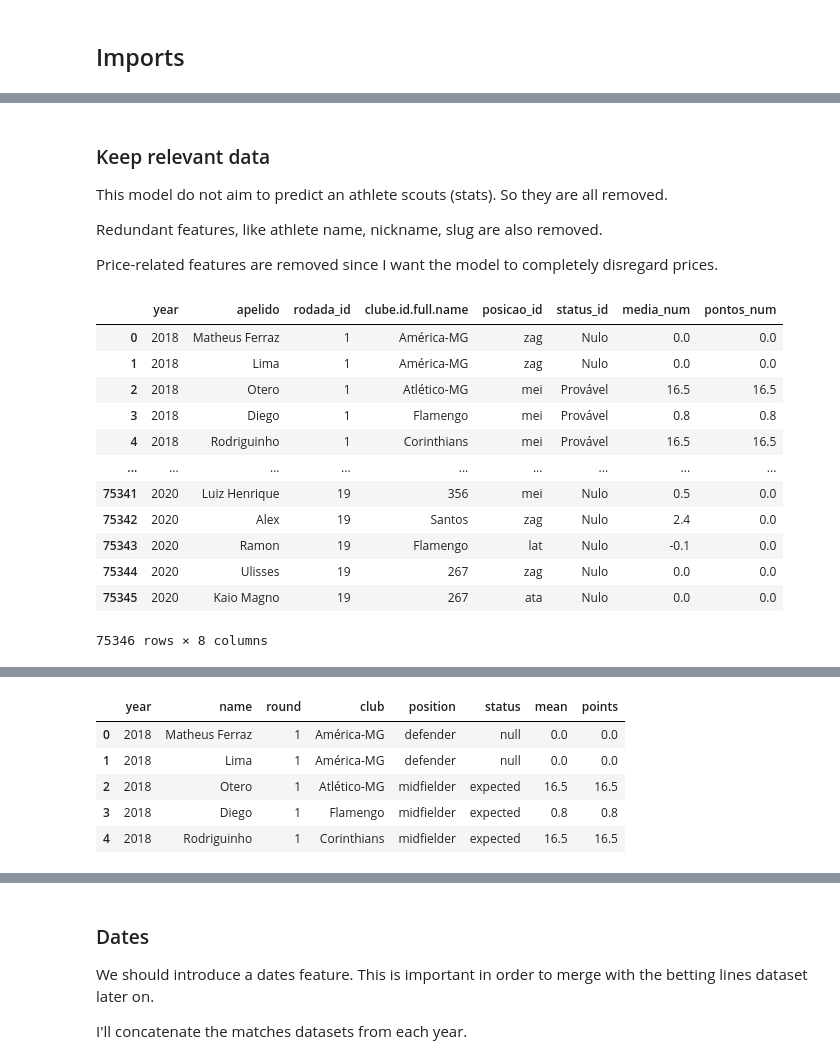
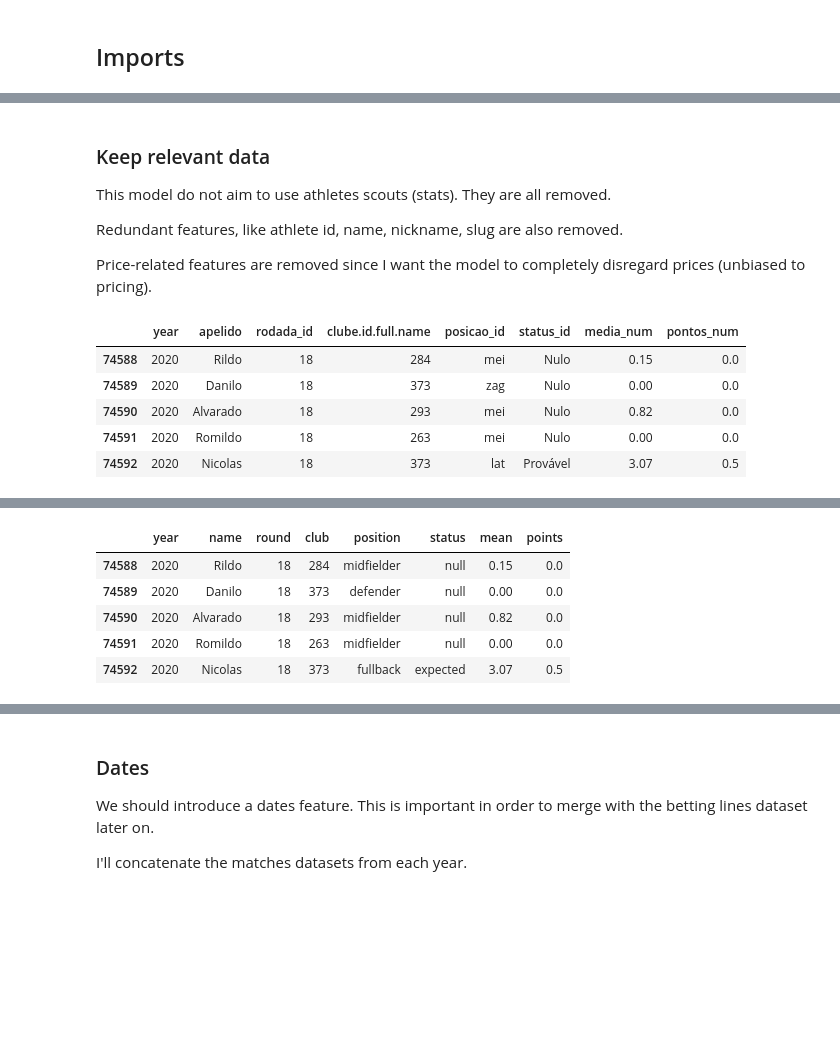
Before and after one commit to matheusccouto/palpite, a Jupyter notebook: notebooks/model_building.ipynb, the cells around one changed output, grey strips where cells are left out. Drawn from its saved outputs; the diff is of its cells as text; code cells hidden in the pictures; blank space fills up the shorter version.

Commit message:
Completed data wrangling

```diff
--- a/notebooks/model_building.ipynb
+++ b/notebooks/model_building.ipynb
@@ -87,38 +89,31 @@ cartola_data
 # %% [markdown]
 ### Keep relevant data
-This model do not aim to predict an athlete scouts (stats). So they are all removed.
+This model do not aim to use athletes scouts (stats). They are all removed.
 
-Redundant features, like athlete name, nickname, slug are also removed.
+Redundant features, like athlete id, name, nickname, slug are also removed.
 
-Price-related features are removed since I want the model to completely disregard prices.
+Price-related features are removed since I want the model to completely disregard prices (unbiased to pricing).
 # %%
 to_keep = [
     'year',
     'apelido',  # Athlete nickname.
     'rodada_id',  # Round number.
     'clube.id.full.name',  # Club full name.
     'posicao_id',  # Position ID.
     'status_id',  # Status ID.
     'media_num',  # Mean number.
     'pontos_num',  # Points number.
 ]
 
 cartola_data = cartola_data[to_keep]
-cartola_data
+cartola_data.tail()
 # %% [output]
 |  | year | apelido | rodada_id | clube.id.full.name | posicao_id | status_id | media_num | pontos_num |
-| 0 | 2018 | Matheus Ferraz | 1 | América-MG | zag | Nulo | 0.0 | 0.0 |
-| 1 | 2018 | Lima | 1 | América-MG | zag | Nulo | 0.0 | 0.0 |
-| 2 | 2018 | Otero | 1 | Atlético-MG | mei | Provável | 16.5 | 16.5 |
-| 3 | 2018 | Diego | 1 | Flamengo | mei | Provável | 0.8 | 0.8 |
-| 4 | 2018 | Rodriguinho | 1 | Corinthians | mei | Provável | 16.5 | 16.5 |
-| ... | ... | ... | ... | ... | ... | ... | ... | ... |
-| 75341 | 2020 | Luiz Henrique | 19 | 356 | mei | Nulo | 0.5 | 0.0 |
-| 75342 | 2020 | Alex | 19 | Santos | zag | Nulo | 2.4 | 0.0 |
-| 75343 | 2020 | Ramon | 19 | Flamengo | lat | Nulo | -0.1 | 0.0 |
-| 75344 | 2020 | Ulisses | 19 | 267 | zag | Nulo | 0.0 | 0.0 |
-| 75345 | 2020 | Kaio Magno | 19 | 267 | ata | Nulo | 0.0 | 0.0 |
+| 74588 | 2020 | Rildo | 18 | 284 | mei | Nulo | 0.15 | 0.0 |
+| 74589 | 2020 | Danilo | 18 | 373 | zag | Nulo | 0.00 | 0.0 |
+| 74590 | 2020 | Alvarado | 18 | 293 | mei | Nulo | 0.82 | 0.0 |
+| 74591 | 2020 | Romildo | 18 | 263 | mei | Nulo | 0.00 | 0.0 |
+| 74592 | 2020 | Nicolas | 18 | 373 | lat | Provável | 3.07 | 0.5 |
-75346 rows × 8 columns
 # %% [markdown]
 ### Translate
 Code should preferable be written in English.
@@ -126,6 +123,7 @@ Even though it is a brazilian fantasy game, with a brazilian target audience,
 you never know when someone else may be interested in reading your code for whatever the purpose it may be.
 So it is a nice idea to always keep it in English.
 # %%
+# Rename columns.
 cartola_data = cartola_data.rename({
     "apelido": "name",
     "rodada_id": "round",
@@ -136,6 +134,7 @@ cartola_data = cartola_data.rename({
     "media_num": "mean",
 }, axis=1)
 
+# Rename values from the column position.
 cartola_data["position"] = cartola_data["position"].replace({
     "zag": "defender",
     "mei": "midfielder",
@@ -145,6 +144,7 @@ cartola_data["position"] = cartola_data["position"].replace({
     "tec": "coach",
 })
 
+# Rename values from the column status.
 cartola_data["status"] = cartola_data["status"].replace({
     "Nulo": "null",
     "Provável": "expected",
@@ -153,11 +153,11 @@ cartola_data["status"] = cartola_data["status"].replace({
     "Suspenso": "suspended",
 })
 
-cartola_data.head()
+cartola_data.tail()
 # %% [output]
 |  | year | name | round | club | position | status | mean | points |
-| 0 | 2018 | Matheus Ferraz | 1 | América-MG | defender | null | 0.0 | 0.0 |
-| 1 | 2018 | Lima | 1 | América-MG | defender | null | 0.0 | 0.0 |
-| 2 | 2018 | Otero | 1 | Atlético-MG | midfielder | expected | 16.5 | 16.5 |
-| 3 | 2018 | Diego | 1 | Flamengo | midfielder | expected | 0.8 | 0.8 |
-| 4 | 2018 | Rodriguinho | 1 | Corinthians | midfielder | expected | 16.5 | 16.5 |
+| 74588 | 2020 | Rildo | 18 | 284 | midfielder | null | 0.15 | 0.0 |
+| 74589 | 2020 | Danilo | 18 | 373 | defender | null | 0.00 | 0.0 |
+| 74590 | 2020 | Alvarado | 18 | 293 | midfielder | null | 0.82 | 0.0 |
+| 74591 | 2020 | Romildo | 18 | 263 | midfielder | null | 0.00 | 0.0 |
+| 74592 | 2020 | Nicolas | 18 | 373 | fullback | expected | 3.07 | 0.5 |
```
Also changed, not shown: parts of 55 cells of this notebook, 2 other files.
